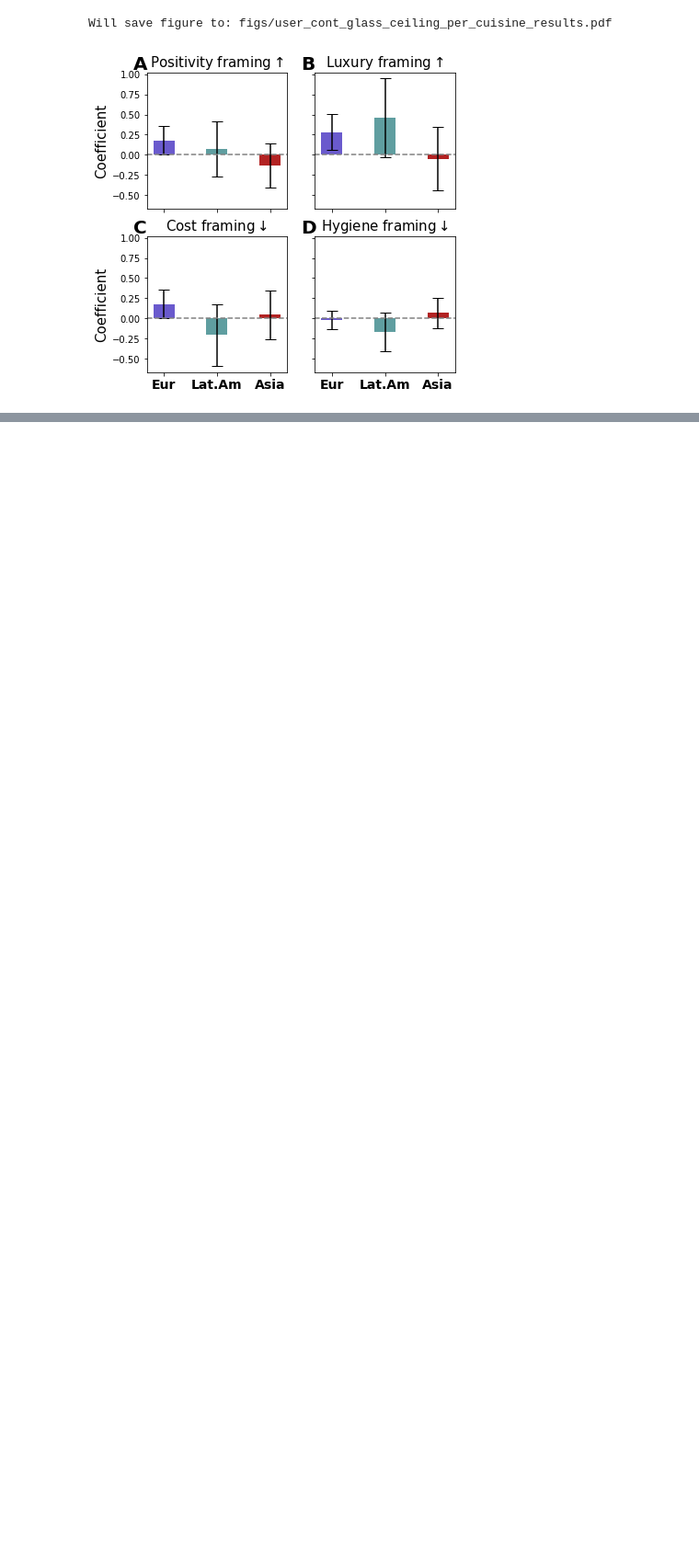
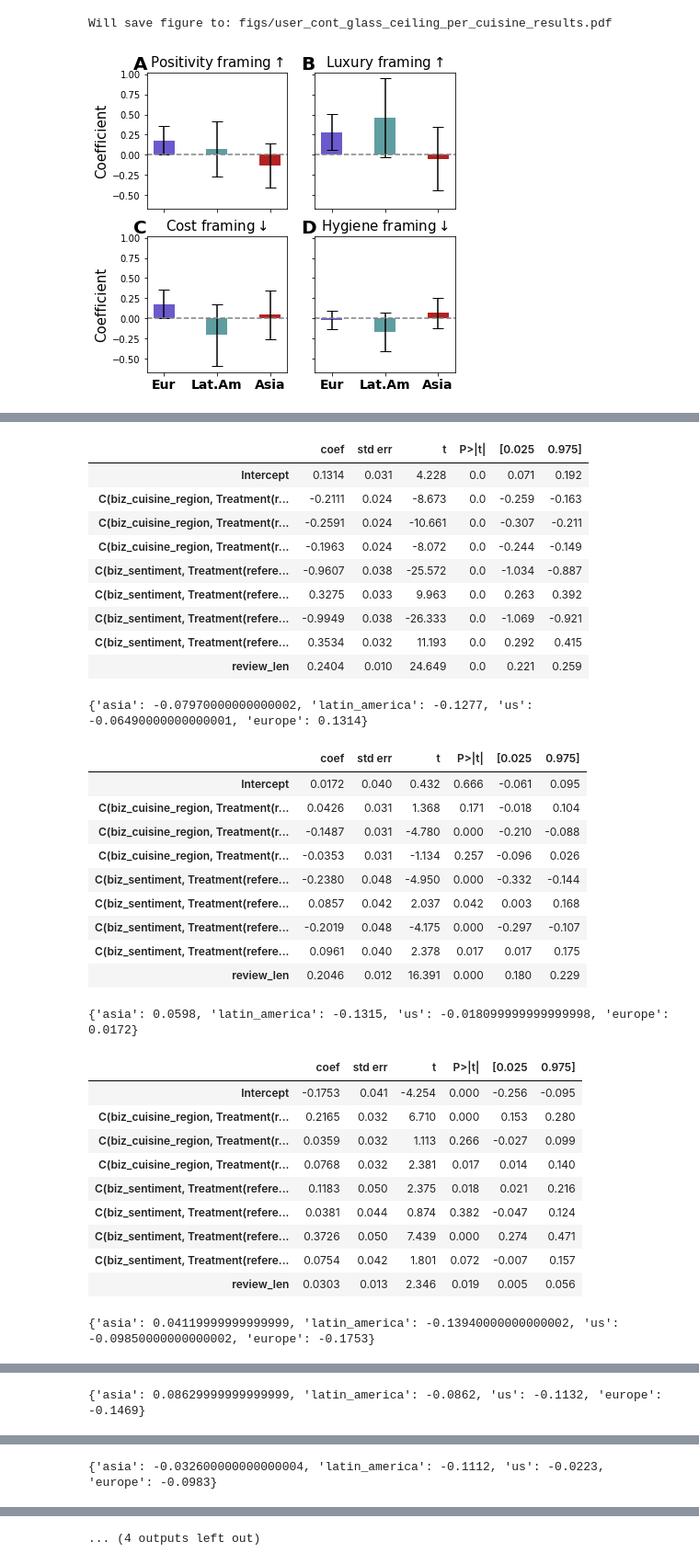
Before and after one commit to yiweiluo/immigrant-food-framing, a Jupyter notebook: 2_DATA_ANALYSIS/plotting.ipynb, the cells around one changed output, grey strips where cells are left out. Shown at 92% size. Cells and saved outputs as stored; diff of their text form; code cells hidden in the pictures; blank space fills up the shorter version.

```diff
--- a/2_DATA_ANALYSIS/plotting.ipynb
+++ b/2_DATA_ANALYSIS/plotting.ipynb
@@ -2170,0 +2150,60 @@ plt.show()
+# %%
+# Prestige results
+res = fetch_results('filtered_liwc_posemo_agg_score', 'biz_cuisine_region', results_dir='llm_results')
+display(res)
+print(get_abs_coeffs(res, ref='europe'))
+res = fetch_results('luxury_words_agg_score', 'biz_cuisine_region', results_dir='llm_results')
+display(res)
+print(get_abs_coeffs(res, ref='europe'))
+res = fetch_results('hygiene_words_agg_score', 'biz_cuisine_region', results_dir='llm_results')
+display(res)
+print(get_abs_coeffs(res, ref='europe'))
+res = fetch_results('hygiene_pos_words_agg_score', 'biz_cuisine_region', results_dir='llm_results')
+display(res)
+print(get_abs_coeffs(res, ref='europe'))
+res = fetch_results('hygiene_neg_words_agg_score', 'biz_cuisine_region', results_dir='llm_results')
+display(res)
+print(get_abs_coeffs(res, ref='europe'))
+res = fetch_results('cheapness_words_agg_score', 'biz_cuisine_region', results_dir='llm_results')
+display(res)
+print(get_abs_coeffs(res, ref='europe'))
+res = fetch_results('cheapness_exp_words_agg_score', 'biz_cuisine_region', results_dir='llm_results')
+display(res)
+print(get_abs_coeffs(res, ref='europe'))
+res = fetch_results('cheapness_cheap_words_agg_score', 'biz_cuisine_region', results_dir='llm_results')
+display(res)
+print(get_abs_coeffs(res, ref='europe'))
+# %% [output]
+|  | coef | std err | t | P>|t| | [0.025 | 0.975] |
+| Intercept | 0.1314 | 0.031 | 4.228 | 0.0 | 0.071 | 0.192 |
+| C(biz_cuisine_region, Treatment(r... | -0.2111 | 0.024 | -8.673 | 0.0 | -0.259 | -0.163 |
+| C(biz_cuisine_region, Treatment(r... | -0.2591 | 0.024 | -10.661 | 0.0 | -0.307 | -0.211 |
+| C(biz_cuisine_region, Treatment(r... | -0.1963 | 0.024 | -8.072 | 0.0 | -0.244 | -0.149 |
+| C(biz_sentiment, Treatment(refere... | -0.9607 | 0.038 | -25.572 | 0.0 | -1.034 | -0.887 |
+| C(biz_sentiment, Treatment(refere... | 0.3275 | 0.033 | 9.963 | 0.0 | 0.263 | 0.392 |
+| C(biz_sentiment, Treatment(refere... | -0.9949 | 0.038 | -26.333 | 0.0 | -1.069 | -0.921 |
+| C(biz_sentiment, Treatment(refere... | 0.3534 | 0.032 | 11.193 | 0.0 | 0.292 | 0.415 |
+| review_len | 0.2404 | 0.010 | 24.649 | 0.0 | 0.221 | 0.259 |
+{'asia': -0.07970000000000002, 'latin_america': -0.1277, 'us': -0.06490000000000001, 'europe': 0.1314}
+|  | coef | std err | t | P>|t| | [0.025 | 0.975] |
+| Intercept | 0.0172 | 0.040 | 0.432 | 0.666 | -0.061 | 0.095 |
+| C(biz_cuisine_region, Treatment(r... | 0.0426 | 0.031 | 1.368 | 0.171 | -0.018 | 0.104 |
+| C(biz_cuisine_region, Treatment(r... | -0.1487 | 0.031 | -4.780 | 0.000 | -0.210 | -0.088 |
+| C(biz_cuisine_region, Treatment(r... | -0.0353 | 0.031 | -1.134 | 0.257 | -0.096 | 0.026 |
+| C(biz_sentiment, Treatment(refere... | -0.2380 | 0.048 | -4.950 | 0.000 | -0.332 | -0.144 |
+| C(biz_sentiment, Treatment(refere... | 0.0857 | 0.042 | 2.037 | 0.042 | 0.003 | 0.168 |
+| C(biz_sentiment, Treatment(refere... | -0.2019 | 0.048 | -4.175 | 0.000 | -0.297 | -0.107 |
+| C(biz_sentiment, Treatment(refere... | 0.0961 | 0.040 | 2.378 | 0.017 | 0.017 | 0.175 |
+| review_len | 0.2046 | 0.012 | 16.391 | 0.000 | 0.180 | 0.229 |
+{'asia': 0.0598, 'latin_america': -0.1315, 'us': -0.018099999999999998, 'europe': 0.0172}
+|  | coef | std err | t | P>|t| | [0.025 | 0.975] |
+| Intercept | -0.1753 | 0.041 | -4.254 | 0.000 | -0.256 | -0.095 |
+| C(biz_cuisine_region, Treatment(r... | 0.2165 | 0.032 | 6.710 | 0.000 | 0.153 | 0.280 |
+| C(biz_cuisine_region, Treatment(r... | 0.0359 | 0.032 | 1.113 | 0.266 | -0.027 | 0.099 |
+| C(biz_cuisine_region, Treatment(r... | 0.0768 | 0.032 | 2.381 | 0.017 | 0.014 | 0.140 |
+| C(biz_sentiment, Treatment(refere... | 0.1183 | 0.050 | 2.375 | 0.018 | 0.021 | 0.216 |
+| C(biz_sentiment, Treatment(refere... | 0.0381 | 0.044 | 0.874 | 0.382 | -0.047 | 0.124 |
+| C(biz_sentiment, Treatment(refere... | 0.3726 | 0.050 | 7.439 | 0.000 | 0.274 | 0.471 |
+| C(biz_sentiment, Treatment(refere... | 0.0754 | 0.042 | 1.801 | 0.072 | -0.007 | 0.157 |
+| review_len | 0.0303 | 0.013 | 2.346 | 0.019 | 0.005 | 0.056 |
+{'asia': 0.04119999999999999, 'latin_america': -0.13940000000000002, 'us': -0.09850000000000002, 'europe': -0.1753}
@@ -2170,0 +2220 @@ plt.show()
+{'asia': 0.08629999999999999, 'latin_america': -0.0862, 'us': -0.1132, 'europe': -0.1469}
@@ -2170,0 +2231 @@ plt.show()
+{'asia': -0.032600000000000004, 'latin_america': -0.1112, 'us': -0.0223, 'europe': -0.0983}
@@ -2170,0 +2243 @@ plt.show()
+... (4 outputs left out)
```
Also changed, not shown: parts of 34 cells of this notebook.
